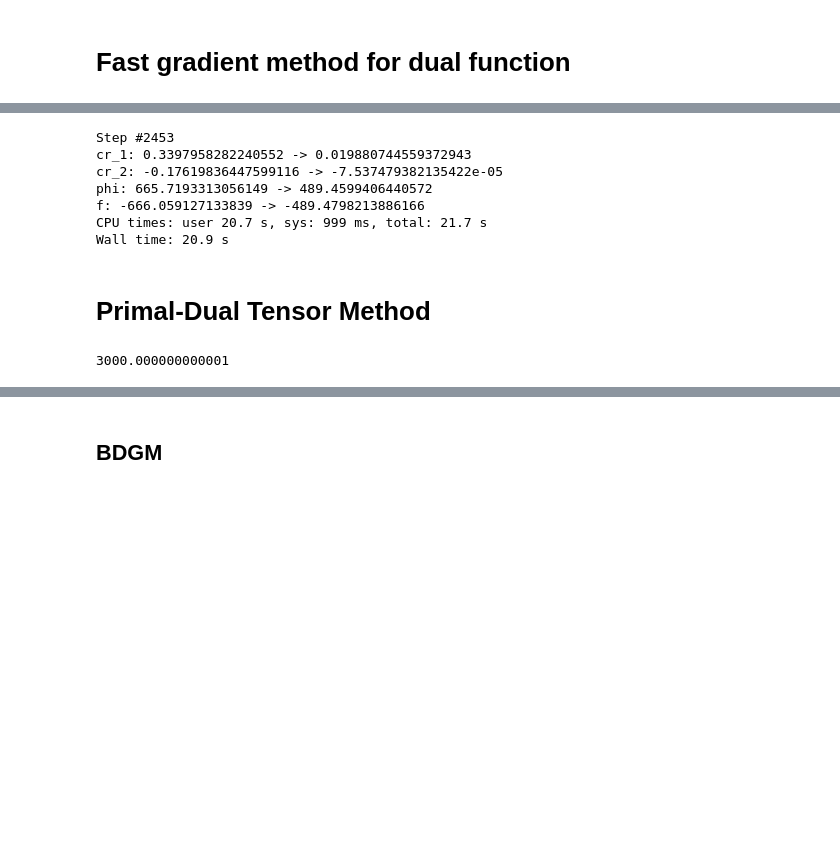
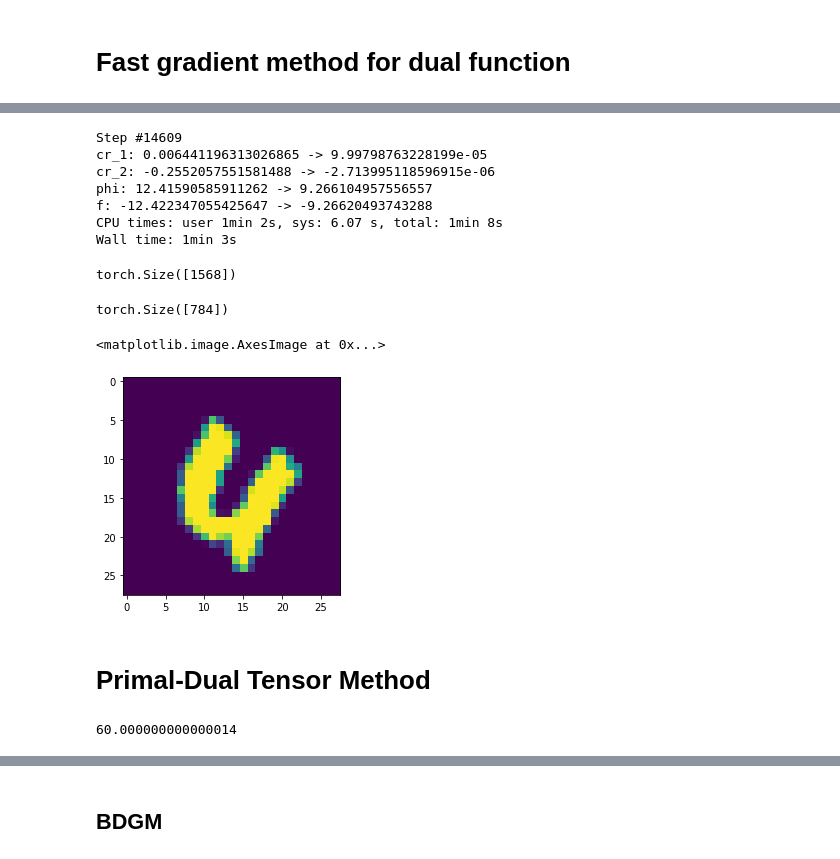
Before and after one commit to postrou/OPTAMI, a Jupyter notebook: primal_dual.ipynb, the cells around one changed output, grey strips where cells are left out. Cells and saved outputs as stored; diff of their text form; code cells hidden in the pictures; blank space fills up the shorter version.

Commit message:
primal_dual.ipynb: experimental results for FGM vs Primal-Dual Tensor Method

```diff
--- a/primal_dual.ipynb
+++ b/primal_dual.ipynb
@@ -127,6 +125,6 @@ def fast_gradient_method(
 # %%
-gamma = 50
-eps = 0.02
+gamma = 1
+eps = 0.0001
 image_index = 0
 # %%
 eps, gamma
@@ -159,11 +157,11 @@ M_1
 ones = torch.ones(n, device=device, dtype=torch.double)
 primal_func = lambda x: f(x, M_matrix, gamma, device)
 dual_func = lambda lamb: phi(lamb, n, gamma, M_matrix / gamma, ones, p, q)
-primal_var_func = lambda lamb: calculate_x(lamb, n, M_matrix / gamma, ones)
+primal_var_func = lambda lamb: calculate_x(lamb, n, gamma, M_matrix / gamma, ones)
 round_func = lambda primal_var: B_round(primal_var, p_ref, q_ref, ones)
 # %%
 %%time
-F_value, g_value, primal_var, fgm_cr_1_list, fgm_cr_2_list = fast_gradient_method(
+F_value, g_value, primal_var, dual_var, fgm_cr_1_list, fgm_cr_2_list = fast_gradient_method(
     M_1,
     M_matrix,
     primal_func,
@@ -176,13 +174,28 @@ F_value, g_value, primal_var, fgm_cr_1_list, fgm_cr_2_list = fast_gradient_metho
     device=device
 )
 # %% [output]
-Step #2453
-cr_1: 0.3397958282240552 -> 0.019880744559372943
-cr_2: -0.17619836447599116 -> -7.537479382135422e-05
-phi: 665.7193313056149 -> 489.4599406440572
-f: -666.059127133839 -> -489.4798213886166
-CPU times: user 20.7 s, sys: 999 ms, total: 21.7 s
-Wall time: 20.9 s
+Step #14609
+cr_1: 0.006441196313026865 -> 9.99798763228199e-05
+cr_2: -0.2552057551581488 -> -2.713995118596915e-06
+phi: 12.41590585911262 -> 9.266104957556557
+f: -12.422347055425647 -> -9.26620493743288
+CPU times: user 1min 2s, sys: 6.07 s, total: 1min 8s
+Wall time: 1min 3s
+# %%
+dual_var.shape
+# %% [output]
+torch.Size([1568])
+# %%
+u = primal_var.detach().clone().cpu() @ ones.cpu()
+# %%
+u.shape
+# %% [output]
+torch.Size([784])
+# %%
+plt.imshow(u.reshape(28, 28))
+# %% [output]
+<matplotlib.image.AxesImage at 0x...>
+[figure, added]
 # %% [markdown]
 # Primal-Dual Tensor Method
 # %%
@@ -190,4 +203,4 @@ M_p = calculate_lipschitz_constant(n, gamma, p_order=3, A_A_T=None, device=devic
 # %%
 M_p
 # %% [output]
-3000.000000000001
+60.000000000000014
```
Also changed, not shown: parts of 14 cells of this notebook.
